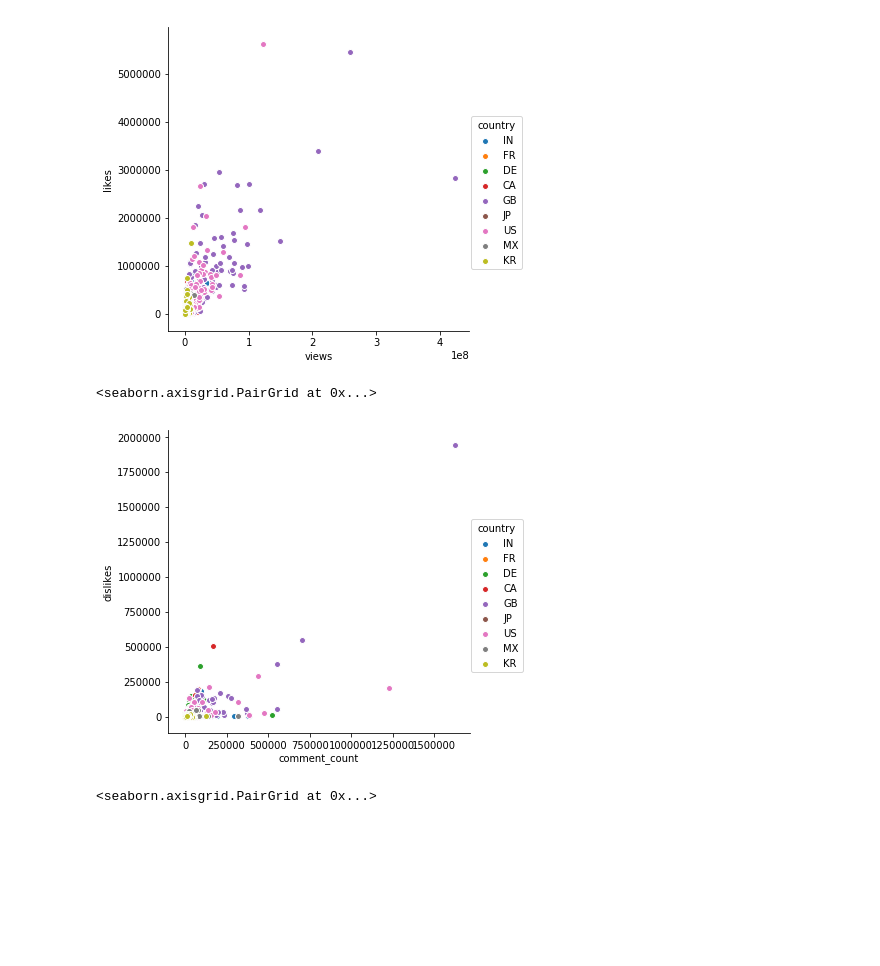
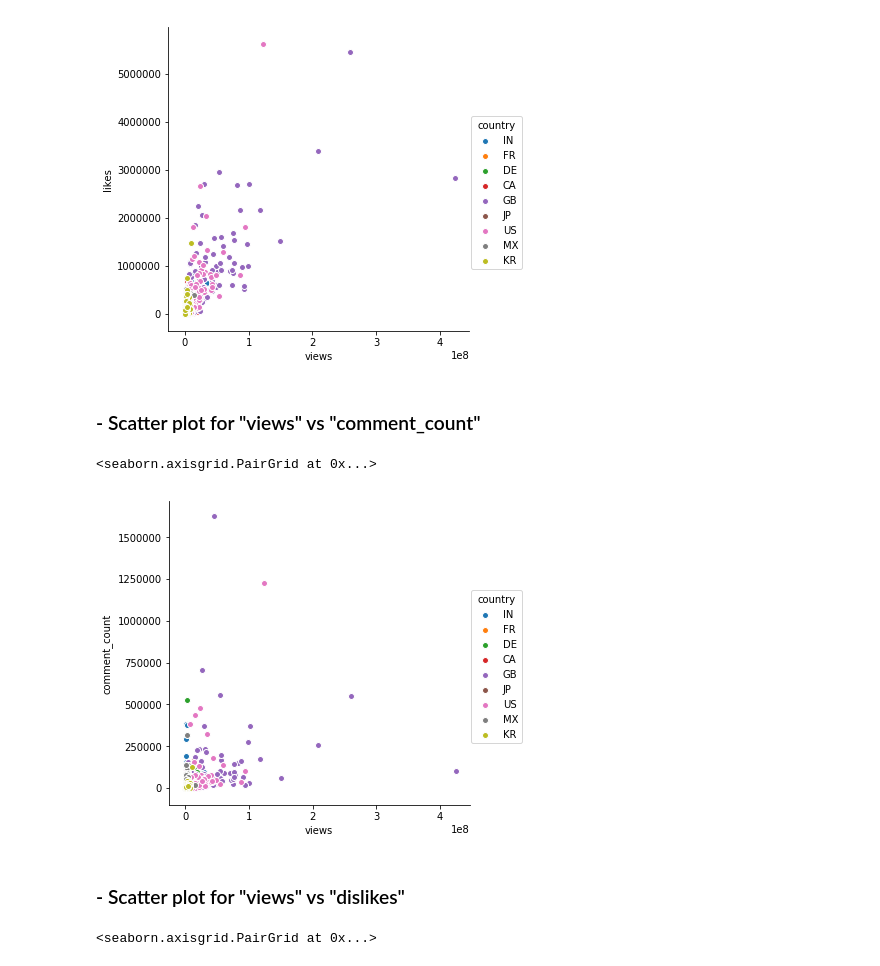
Before and after one commit to emami06/TrendingVideoYouTube, a Jupyter notebook: YouTube+EDA.ipynb, the cells around one changed output. Saved outputs shown, nothing was run; the diff lists cells and outputs as text; code cells hidden in the pictures; blank space fills up the shorter version.

```diff
--- a/YouTube+EDA.ipynb
+++ b/YouTube+EDA.ipynb
@@ -216,11 +102,15 @@ sns.pairplot(x_vars=['views'], y_vars=['likes'], data=data, hue="country", size=
 # %% [output]
 <seaborn.axisgrid.PairGrid at 0x...>
 [figure]
+# %% [markdown]
+### - Scatter plot for "views" vs "comment_count"
 # %%
-sns.pairplot(x_vars=['comment_count'], y_vars=['dislikes'], data=data, hue="country", size=5)
+sns.pairplot(x_vars=['views'], y_vars=['comment_count'], data=data, hue="country", size=5)
 # %% [output]
 <seaborn.axisgrid.PairGrid at 0x...>
-[figure, old version]
+[figure, new version]
+# %% [markdown]
+### - Scatter plot for "views" vs "dislikes"
 # %%
 sns.pairplot(x_vars=['views'], y_vars=['dislikes'], data=data, hue="country", size=5)
 # %% [output]
```
Also changed, not shown: parts of 74 cells of this notebook.
